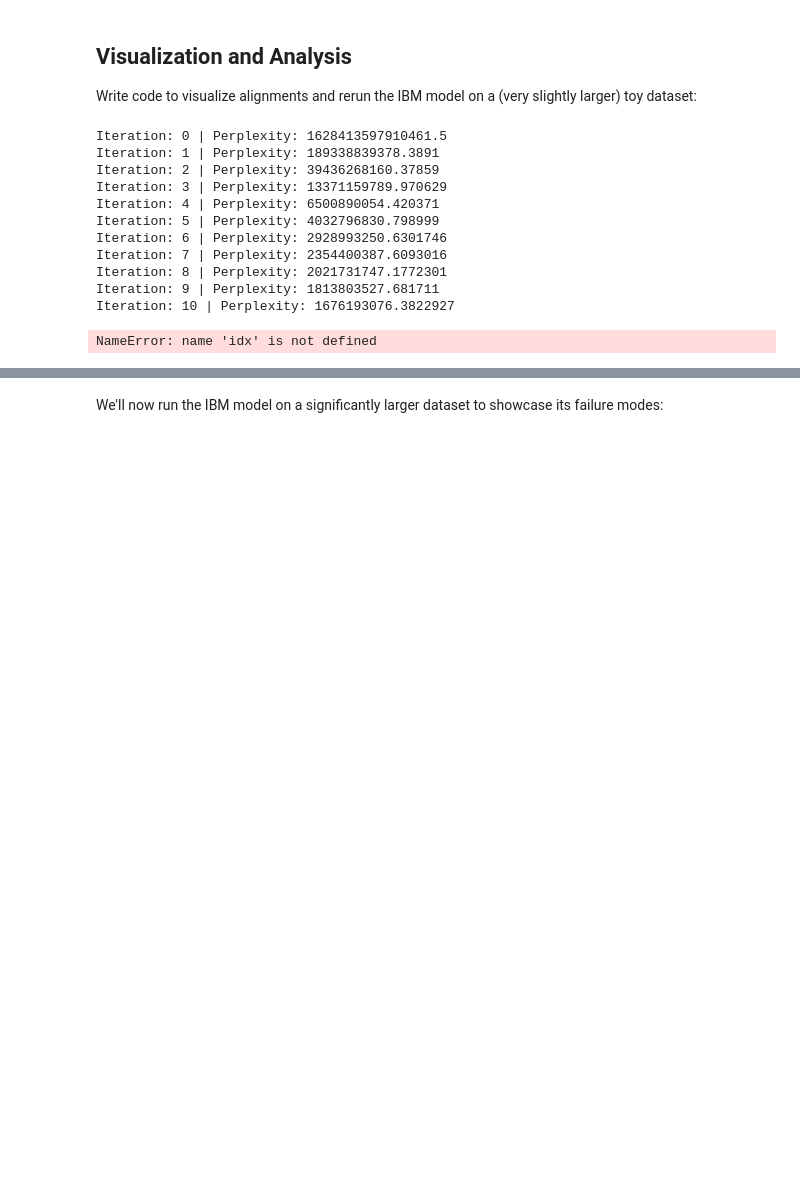
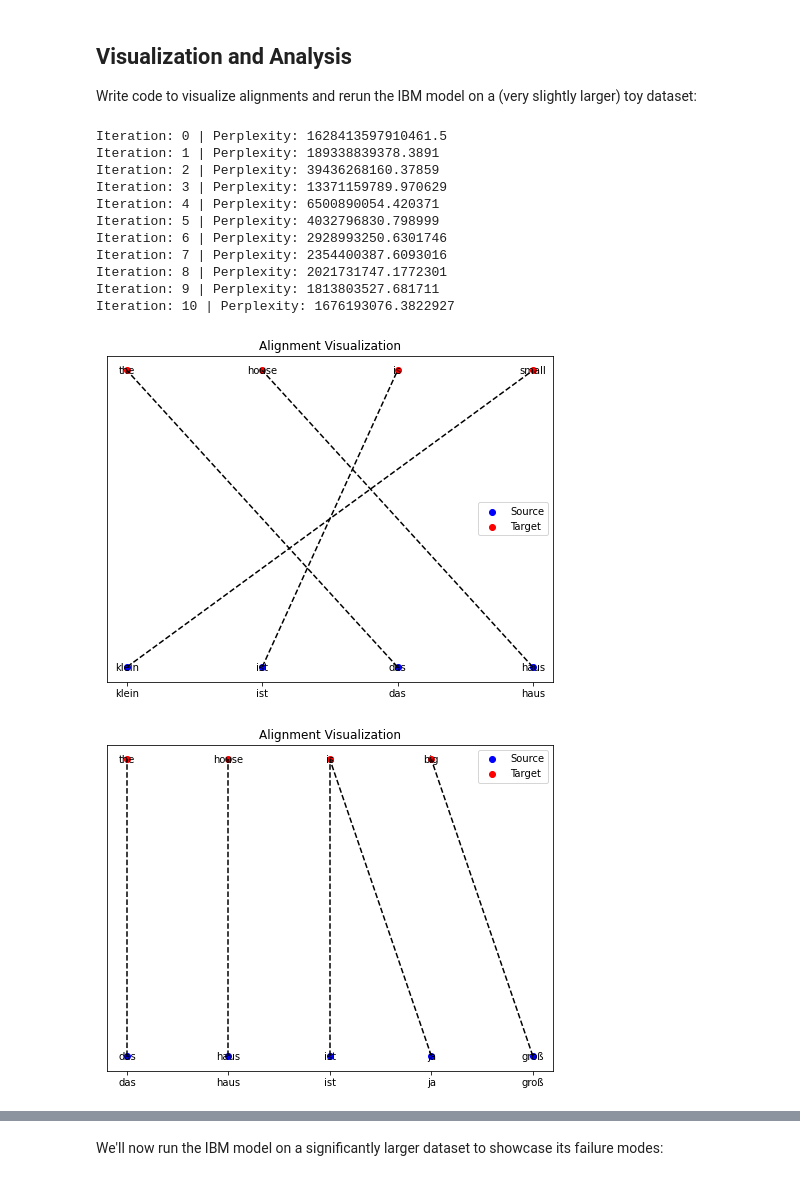
Before and after one commit to reallinshengxiang/COMPSCI-288, a Jupyter notebook: hw2a.ipynb, the cells around one changed output, grey strips where cells are left out. Cells and saved outputs as stored; diff of their text form; code cells hidden in the pictures; blank space fills up the shorter version.

```diff
--- a/hw2a.ipynb
+++ b/hw2a.ipynb
@@ -187,56 +187,64 @@ Write code to visualize alignments and rerun the IBM model on a (very slightly l
 # %%
 def visualize_alignment(source, target, alignment):
     # YOUR SOLUTION HERE
-    # BEGIN ALIGNMENT
-    src=aligned_data[idx][0]
-    tgt=aligned_data[idx][1]
-    alignment_matrix = np.zeros((len(src), len(tgt)))
+    # 创建一个图和坐标轴
+    fig, ax = plt.subplots(figsize=(8, 6))
 
+    # 设置源句子和目标句子的位置
+    source_pos = np.arange(len(source))
+    target_pos = np.arange(len(target))
+
+    # 绘制源句子和目标句子
+    ax.scatter(source_pos, [-0.5] * len(source), color='blue', label='Source')
+    ax.scatter(target_pos, [0.5] * len(target), color='red', label='Target')
+
+    # 在源句子和目标句子之间绘制对齐线
     for src_idx, tgt_idx in alignment:
-        alignment_matrix[src_idx, tgt_idx] = 1
+        ax.plot([source_pos[src_idx], target_pos[tgt_idx]], [-0.5, 0.5], color='black', linestyle='--')
 
-    plt.figure(figsize=(8, 6))
-    plt.imshow(alignment_matrix, cmap="binary", aspect="auto", interpolation="none")
+    # 添加标签
+    for i, word in enumerate(source):
+        ax.text(source_pos[i], -0.5, word, ha='center', va='center')
+    for i, word in enumerate(target):
+        ax.text(target_pos[i], 0.5, word, ha='center', va='center')
 
-    plt.xticks(range(len(tgt)), tgt, rotation=45)
-    plt.yticks(range(len(src)), src)
+    # 设置坐标轴标签和标题
+    ax.set_yticks([])
+    ax.set_xticks(source_pos)
+    ax.set_xticklabels(source)
+    ax.legend()
+    ax.set_title('Alignment Visualization')
 
-
-#     plt.colorbar(label="Alignment Strength")
-#     plt.grid(visible=True, color='black', linestyle='-', linewidth=0.5)
-    plt.xlabel("Target Words")
-    plt.ylabel("Source Words")
-    plt.title("Word Alignment Heatmap")
-    plt.savefig("alignment_"+str(idx)+".jpg", dpi=300)
-
+    # 显示图形
     plt.show()
     # END ALIGNMENT
 
 aligned_data = [
     (['klein', 'ist', 'das', 'haus'], ['the', 'house', 'is', 'small']),
     (['das', 'haus', 'ist', 'ja', 'groß'], ['the', 'house', 'is', 'big']),
     (['das', 'buch', 'ist', 'ja', 'klein'], ['the', 'book', 'is', 'small']),
     (['das', 'haus'], ['the', 'house']),
     (['das', 'buch'], ['the', 'book']),
     (['ein', 'buch'], ['a', 'book'])
 ]
 ibm = IBMModel1(aligned_data, num_iterations=10)
 ibm.train()
 
 for i in range(len(aligned_data)):
     source, target = aligned_data[i]
     alignment = ibm.get_alignment(source, target)
     visualize_alignment(source, target, alignment)
 # %% [output]
 Iteration: 0 | Perplexity: 1628413597910461.5
 Iteration: 1 | Perplexity: 189338839378.3891
 Iteration: 2 | Perplexity: 39436268160.37859
 Iteration: 3 | Perplexity: 13371159789.970629
 Iteration: 4 | Perplexity: 6500890054.420371
 Iteration: 5 | Perplexity: 4032796830.798999
 Iteration: 6 | Perplexity: 2928993250.6301746
 Iteration: 7 | Perplexity: 2354400387.6093016
 Iteration: 8 | Perplexity: 2021731747.1772301
 Iteration: 9 | Perplexity: 1813803527.681711
 Iteration: 10 | Perplexity: 1676193076.3822927
-NameError: name 'idx' is not defined
+[figure, added]
+[figure, added]
```
Also changed, not shown: parts of 4 cells of this notebook.
